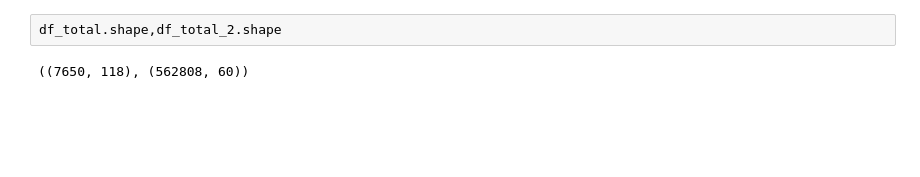
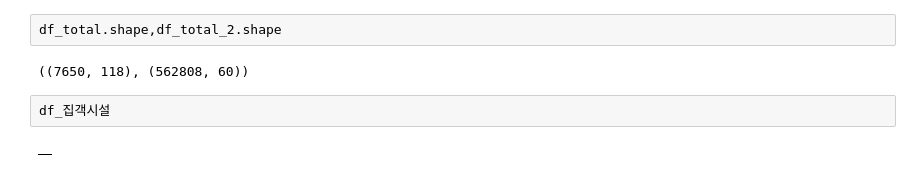
Before and after one commit to KT-AIvle-4th-Big-Project-Team2/SAI, a Jupyter notebook: Modeling/data cleansing_행정동.ipynb, the cells around one changed output. Drawn from its saved outputs; the diff is of its cells as text; blank space fills up the shorter version.

```diff
--- a/Modeling/data cleansing_행정동.ipynb
+++ b/Modeling/data cleansing_행정동.ipynb
@@ -760,3 +726,7 @@ df_학교
 df_total.shape,df_total_2.shape
 # %% [output]
 ((7650, 118), (562808, 60))
+# %%
+df_집객시설
+# %% [output]
+|  |
```
Also changed, not shown: parts of 53 cells of this notebook.
